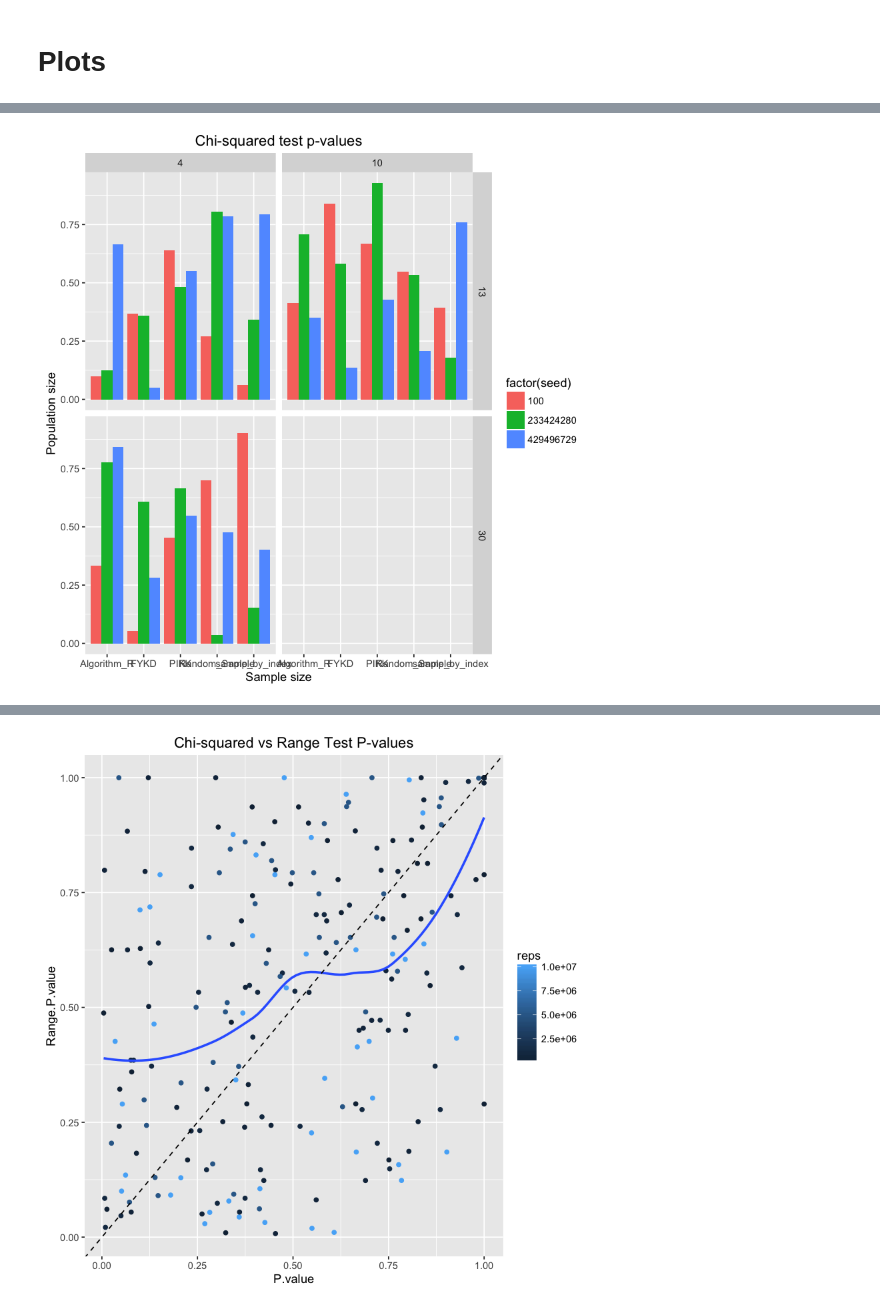
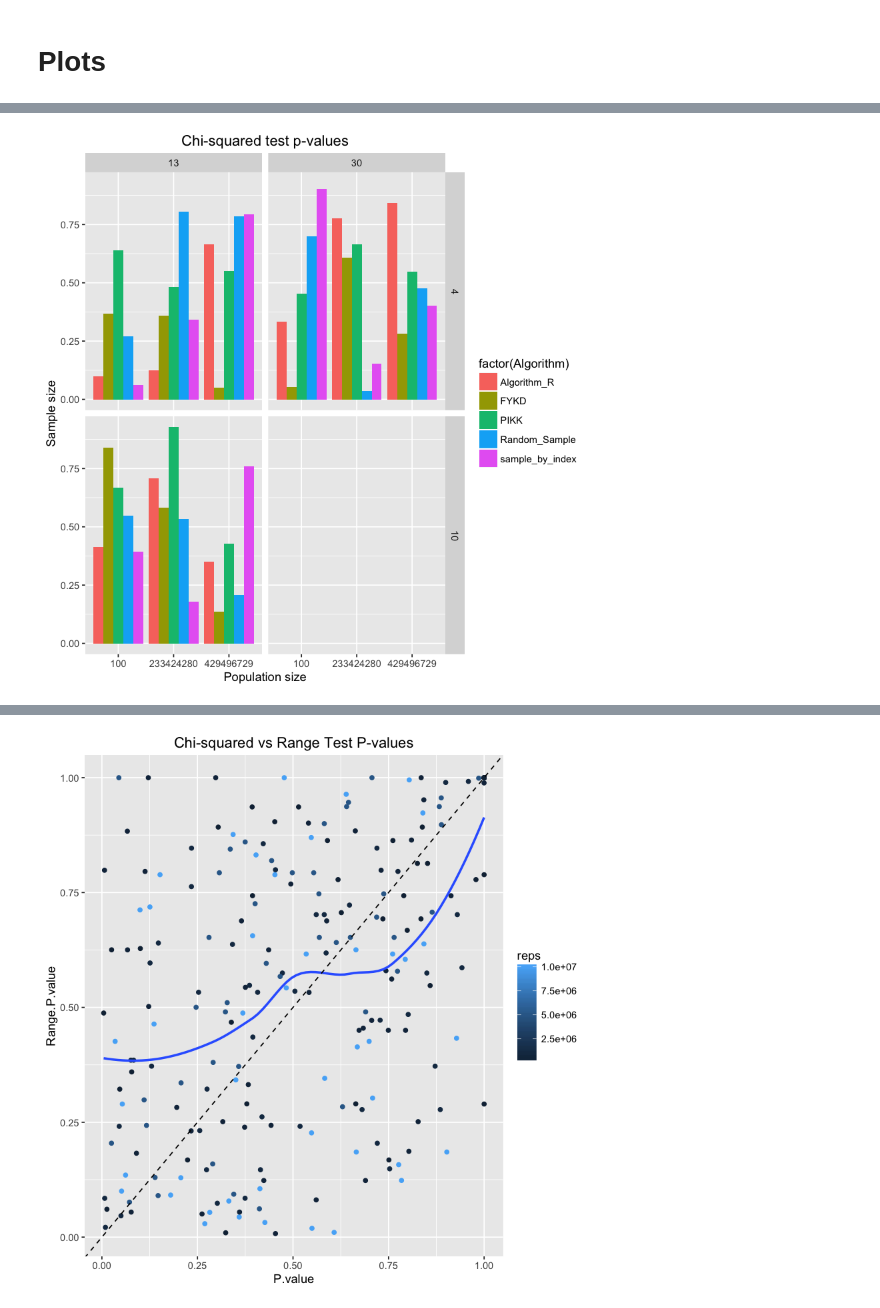
Before and after one commit to kellieotto/prngs-and-permutations, a Jupyter notebook: Code/samplingComparison/results/pythonResults.ipynb, the cells around one changed output, grey strips where cells are left out. Cells and saved outputs as stored; diff of their text form; code cells hidden in the pictures.

```diff
--- a/Code/samplingComparison/results/pythonResults.ipynb
+++ b/Code/samplingComparison/results/pythonResults.ipynb
@@ -109,8 +176,8 @@ arrange(desc(Max.Selection.Prob.Ratio))
 # %%
 US %>% filter(reps == 10000000) %>%
-ggplot(aes(x = Algorithm, y = P.value, fill = factor(seed))) +
+ggplot(aes(x = factor(seed), y = P.value, fill = factor(Algorithm))) +
     geom_bar(stat = "identity", position = "dodge") +
-    facet_grid(Pop.size~Sample.size) +
-    labs(x = "Sample size", y = "Population size", title = "Chi-squared test p-values")
+    facet_grid(Sample.size~Pop.size) +
+    labs(y = "Sample size", x = "Population size", title = "Chi-squared test p-values")
 # %% [output]
-[figure, old version]
+[figure, new version]
```
Also changed, not shown: parts of 13 cells of this notebook.
